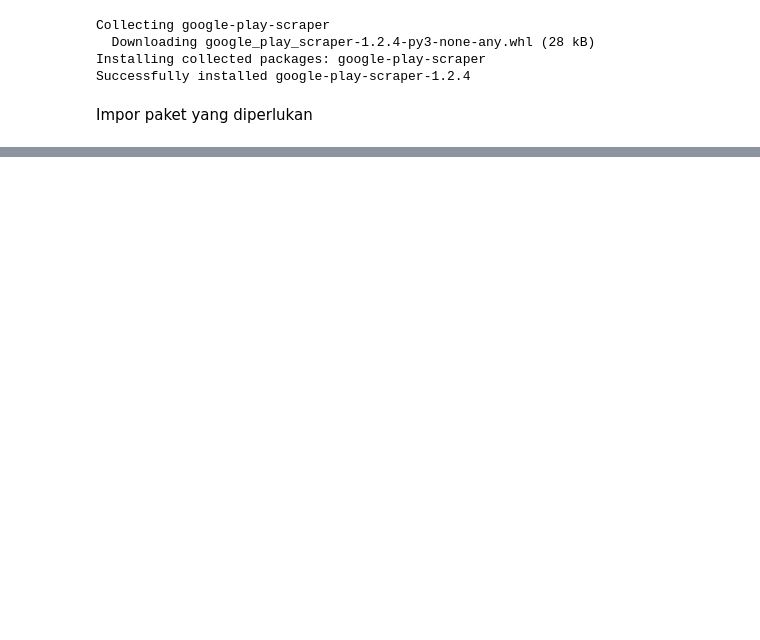
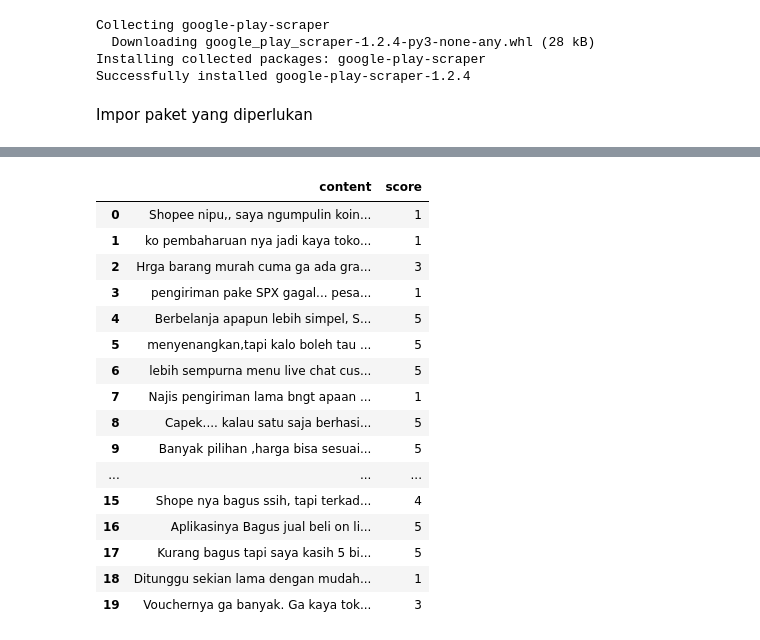
Before and after one commit to adryanshinta/Skripsi, a Jupyter notebook: s_shopee.ipynb, the cells around one changed output, grey strips where cells are left out. Drawn from its saved outputs; the diff is of its cells as text; code cells hidden in the pictures; blank space fills up the shorter version.

```diff
--- a/s_shopee.ipynb
+++ b/s_shopee.ipynb
@@ -75,0 +89,21 @@ my_df=my_df[['content', 'score']]#karena kita hanya membutuhkan kolom content da
+# %%
+pd.set_option('display.max_columns', None)
+my_df.head(20)
+# %% [output]
+|  | content | score |
+| 0 | Shopee nipu,, saya ngumpulin koin... | 1 |
+| 1 | ko pembaharuan nya jadi kaya toko... | 1 |
+| 2 | Hrga barang murah cuma ga ada gra... | 3 |
+| 3 | pengiriman pake SPX gagal... pesa... | 1 |
+| 4 | Berbelanja apapun lebih simpel, S... | 5 |
+| 5 | menyenangkan,tapi kalo boleh tau ... | 5 |
+| 6 | lebih sempurna menu live chat cus... | 5 |
+| 7 | Najis pengiriman lama bngt apaan ... | 1 |
+| 8 | Capek.... kalau satu saja berhasi... | 5 |
+| 9 | Banyak pilihan ,harga bisa sesuai... | 5 |
+| ... | ... | ... |
+| 15 | Shope nya bagus ssih, tapi terkad... | 4 |
+| 16 | Aplikasinya Bagus jual beli on li... | 5 |
+| 17 | Kurang bagus tapi saya kasih 5 bi... | 5 |
+| 18 | Ditunggu sekian lama dengan mudah... | 1 |
+| 19 | Vouchernya ga banyak. Ga kaya tok... | 3 |
```
Also changed, not shown: parts of 35 cells of this notebook.
